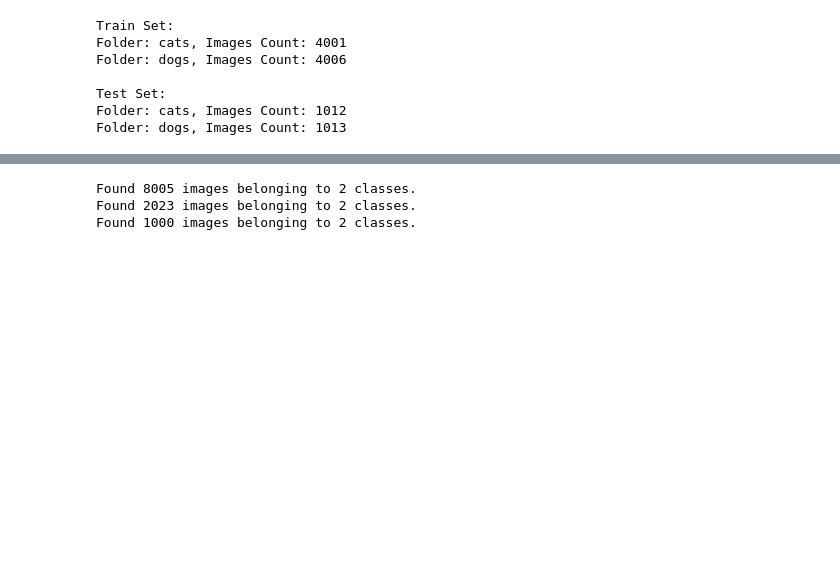
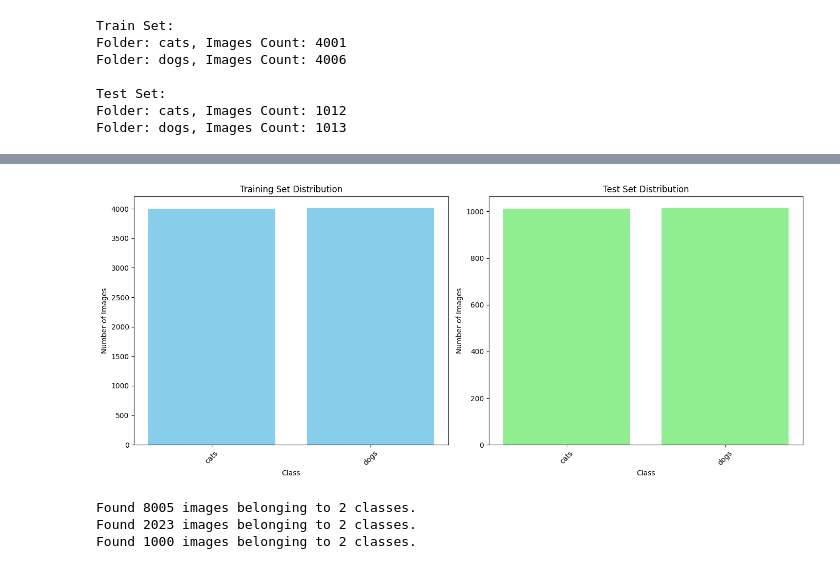
Before and after one commit to ashedrack/Image-Classification-Using-Convolutional-Neural-Networks-, a Jupyter notebook: image_classification.ipynb, the cells around one changed output, grey strips where cells are left out. Drawn from its saved outputs; the diff is of its cells as text; code cells hidden in the pictures; blank space fills up the shorter version.

```diff
--- a/image_classification.ipynb
+++ b/image_classification.ipynb
@@ -149,3 +144,39 @@ Folder: dogs, Images Count: 1013
+# %%
+# distribution of images across different classes in both the training and test datasets.
+def count_images_in_folders(directory):
+    folder_counts = {}
+    folders = os.listdir(directory)
+    for folder in folders:
+        folder_path = os.path.join(directory, folder)
+        if os.path.isdir(folder_path):
+            images_count = len(os.listdir(folder_path))
+            folder_counts[folder] = images_count
+    return folder_counts
+
+train_counts = count_images_in_folders(train_dir)
+test_counts = count_images_in_folders(test_dir)
+
+# Plotting the distribution
+fig, axes = plt.subplots(nrows=1, ncols=2, figsize=(14, 6))
+
+# Training set distribution
+axes[0].bar(train_counts.keys(), train_counts.values(), color='skyblue')
+axes[0].set_title('Training Set Distribution')
+axes[0].set_xlabel('Class')
+axes[0].set_ylabel('Number of Images')
+axes[0].tick_params(axis='x', rotation=45)
+
+# Test set distribution
+axes[1].bar(test_counts.keys(), test_counts.values(), color='lightgreen')
+axes[1].set_title('Test Set Distribution')
+axes[1].set_xlabel('Class')
+axes[1].set_ylabel('Number of Images')
+axes[1].tick_params(axis='x', rotation=45)
+
+plt.tight_layout()
+plt.show()
+# %% [output]
+[figure, added]
 # %%
 ## Setting ImageDataGenerator to ensure the imported libraries before modelling
 
```
Also changed, not shown: parts of 7 cells of this notebook.
